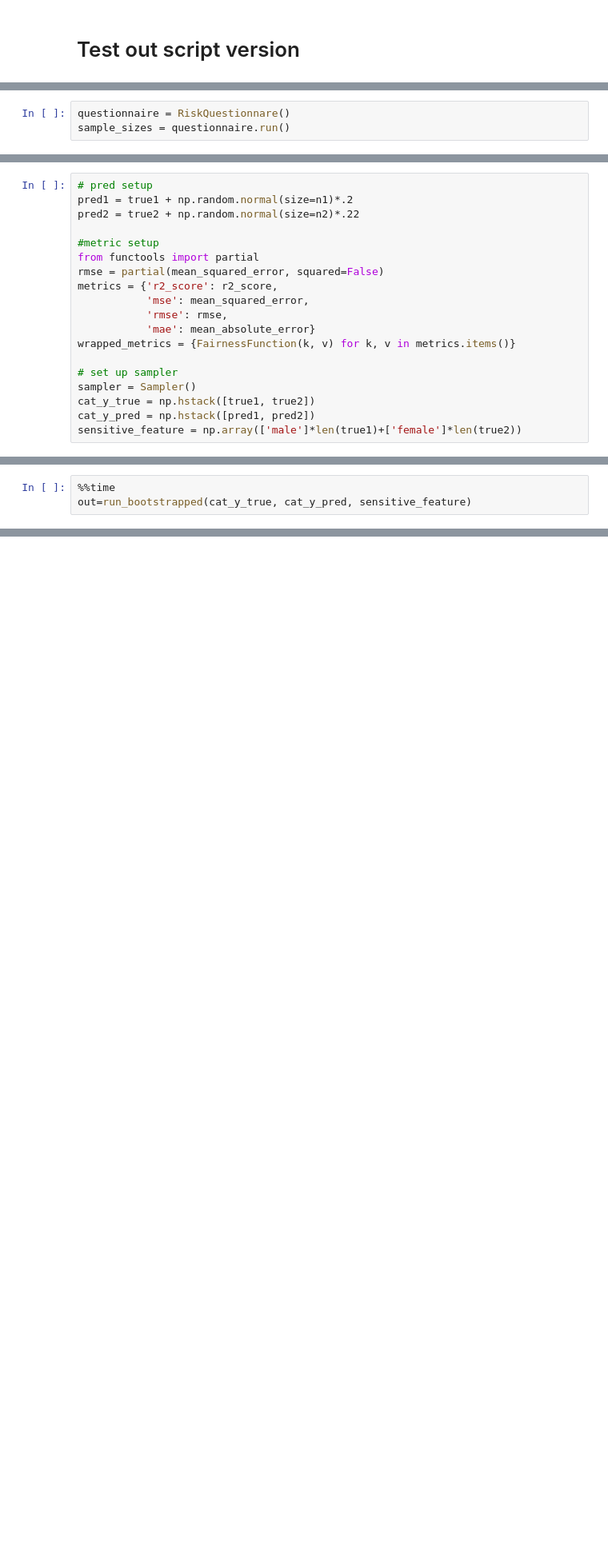
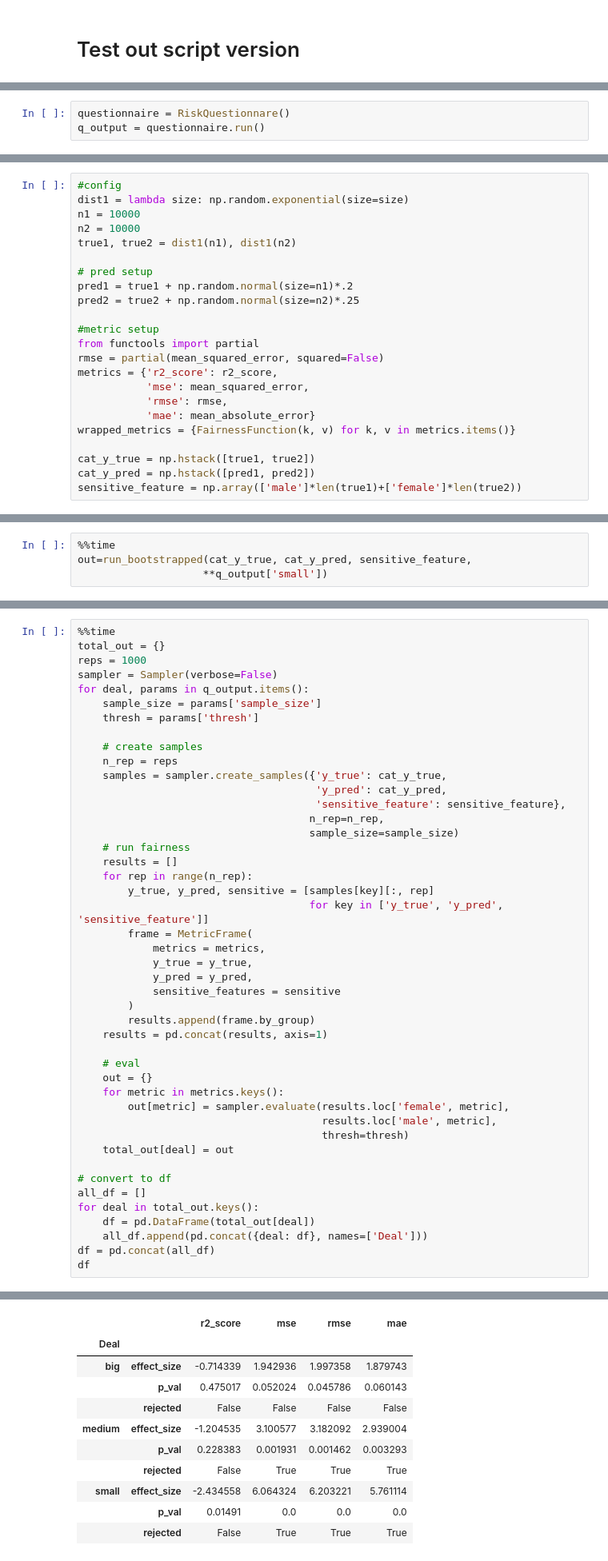
Before and after one commit to goswamig/credoai_lens, a Jupyter notebook: experimental/bootstrapping.ipynb, the cells around one changed output, grey strips where cells are left out. Shown: that part at 80% size. Cells and saved outputs as stored; diff of their text form; blank space fills up the shorter version.

Commit message:
bootstrap updates

```diff
--- a/experimental/bootstrapping.ipynb
+++ b/experimental/bootstrapping.ipynb
@@ -354,3 +387,3 @@ from credoai.modules import FairnessModule, FairnessFunction
 # %%
 questionnaire = RiskQuestionnare()
-sample_sizes = questionnaire.run()
+q_output = questionnaire.run()
@@ -357,7 +410,13 @@ sample_sizes = questionnaire.run()
 # %%
+#config
+dist1 = lambda size: np.random.exponential(size=size)
+n1 = 10000
+n2 = 10000
+true1, true2 = dist1(n1), dist1(n2)
+
 # pred setup
 pred1 = true1 + np.random.normal(size=n1)*.2
-pred2 = true2 + np.random.normal(size=n2)*.22
+pred2 = true2 + np.random.normal(size=n2)*.25
 
 #metric setup
 from functools import partial
@@ -368,8 +427,6 @@ metrics = {'r2_score': r2_score,
            'mae': mean_absolute_error}
 wrapped_metrics = {FairnessFunction(k, v) for k, v in metrics.items()}
 
-# set up sampler
-sampler = Sampler()
 cat_y_true = np.hstack([true1, true2])
 cat_y_pred = np.hstack([pred1, pred2])
 sensitive_feature = np.array(['male']*len(true1)+['female']*len(true2))
@@ -469,4 +476,5 @@ def run_bootstrapped(y_true, y_pred, sensitive_features,
     return pd.DataFrame(out)
 # %%
 %%time
-out=run_bootstrapped(cat_y_true, cat_y_pred, sensitive_feature)
+out=run_bootstrapped(cat_y_true, cat_y_pred, sensitive_feature,
+                    **q_output['small'])
@@ -541,0 +493,46 @@ dtype: float64
+# %%
+%%time
+total_out = {}
+reps = 1000
+sampler = Sampler(verbose=False)
+for deal, params in q_output.items():
+    sample_size = params['sample_size']
+    thresh = params['thresh']
+
+    # create samples
+    n_rep = reps
+    samples = sampler.create_samples({'y_true': cat_y_true,
+                                      'y_pred': cat_y_pred,
+                                      'sensitive_feature': sensitive_feature},
+                                     n_rep=n_rep,
+                                     sample_size=sample_size)
+    # run fairness
+    results = []
+    for rep in range(n_rep):
+        y_true, y_pred, sensitive = [samples[key][:, rep]
+                                     for key in ['y_true', 'y_pred', 'sensitive_feature']]
+        frame = MetricFrame(
+            metrics = metrics,
+            y_true = y_true,
+            y_pred = y_pred,
+            sensitive_features = sensitive
+        )
+        results.append(frame.by_group)
+    results = pd.concat(results, axis=1)
+
+    # eval
+    out = {}
+    for metric in metrics.keys():
+        out[metric] = sampler.evaluate(results.loc['female', metric],
+                                       results.loc['male', metric],
+                                       thresh=thresh)
+    total_out[deal] = out
+
+# convert to df
+all_df = []
+for deal in total_out.keys():
+    df = pd.DataFrame(total_out[deal])
+    all_df.append(pd.concat({deal: df}, names=['Deal']))
+df = pd.concat(all_df)
+df
+# %% [output]
@@ -541,0 +541,11 @@ dtype: float64
+|  |  | r2_score | mse | rmse | mae |
+| Deal |  |  |  |  |  |
+| big | effect_size | -0.714339 | 1.942936 | 1.997358 | 1.879743 |
+|  | p_val | 0.475017 | 0.052024 | 0.045786 | 0.060143 |
+|  | rejected | False | False | False | False |
+| medium | effect_size | -1.204535 | 3.100577 | 3.182092 | 2.939004 |
+|  | p_val | 0.228383 | 0.001931 | 0.001462 | 0.003293 |
+|  | rejected | False | True | True | True |
+| small | effect_size | -2.434558 | 6.064324 | 6.203221 | 5.761114 |
+|  | p_val | 0.01491 | 0.0 | 0.0 | 0.0 |
+|  | rejected | False | True | True | True |
```
Also changed, not shown: parts of 26 cells of this notebook, 1 other file.
